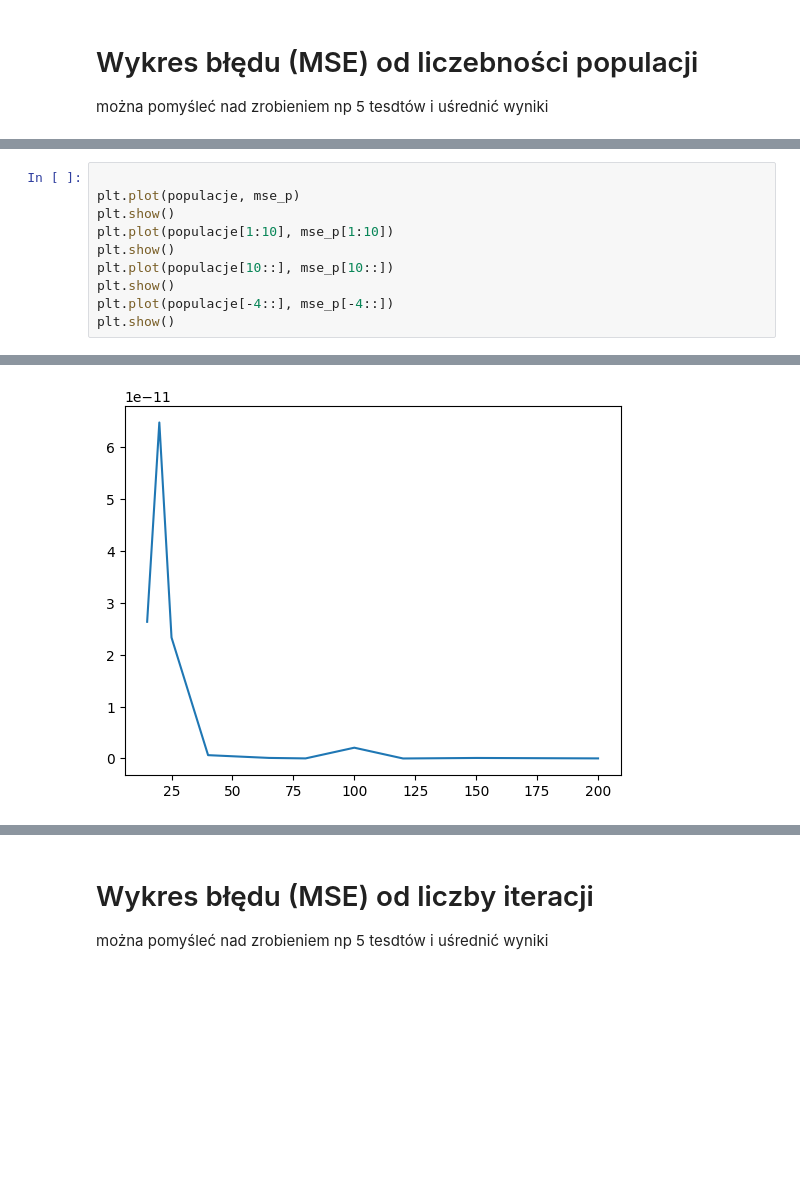
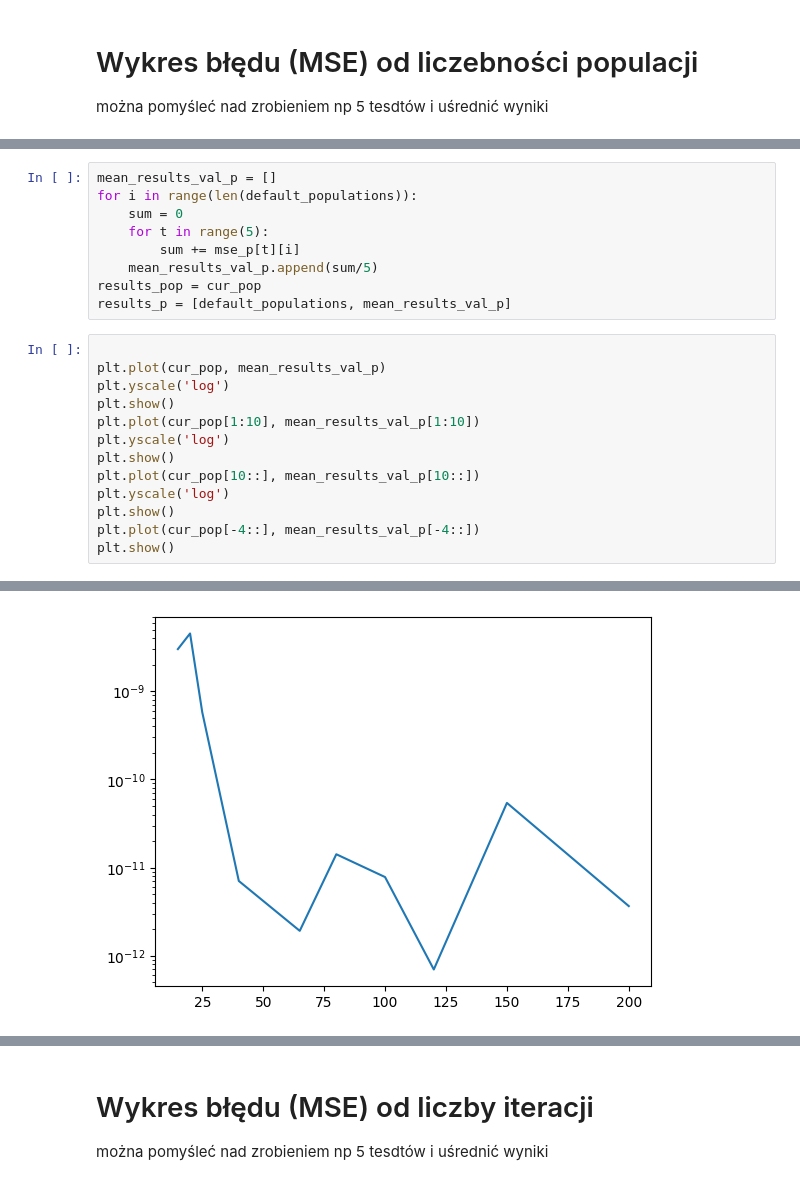
Before and after one commit to mwewior/introduction-to-ai, a Jupyter notebook: lab2/ewolucja.ipynb, the cells around one changed output, grey strips where cells are left out. Saved outputs shown, nothing was run; the diff lists cells and outputs as text; blank space fills up the shorter version.

```diff
--- a/lab2/ewolucja.ipynb
+++ b/lab2/ewolucja.ipynb
@@ -467,13 +483,25 @@ results_i = [pop_count, mse_p]
 
     # print(population.best_fitness().value())
+# %%
+mean_results_val_p = []
+for i in range(len(default_populations)):
+    sum = 0
+    for t in range(5):
+        sum += mse_p[t][i]
+    mean_results_val_p.append(sum/5)
+results_pop = cur_pop
+results_p = [default_populations, mean_results_val_p]
 # %%
 
-plt.plot(populacje, mse_p)
+plt.plot(cur_pop, mean_results_val_p)
+plt.yscale('log')
 plt.show()
-plt.plot(populacje[1:10], mse_p[1:10])
+plt.plot(cur_pop[1:10], mean_results_val_p[1:10])
+plt.yscale('log')
 plt.show()
-plt.plot(populacje[10::], mse_p[10::])
+plt.plot(cur_pop[10::], mean_results_val_p[10::])
+plt.yscale('log')
 plt.show()
-plt.plot(populacje[-4::], mse_p[-4::])
+plt.plot(cur_pop[-4::], mean_results_val_p[-4::])
 plt.show()
 # %% [output]
@@ -482 +510 @@ plt.show()
-[figure, old version]
+[figure, new version]
```
Also changed, not shown: parts of 6 cells of this notebook.
